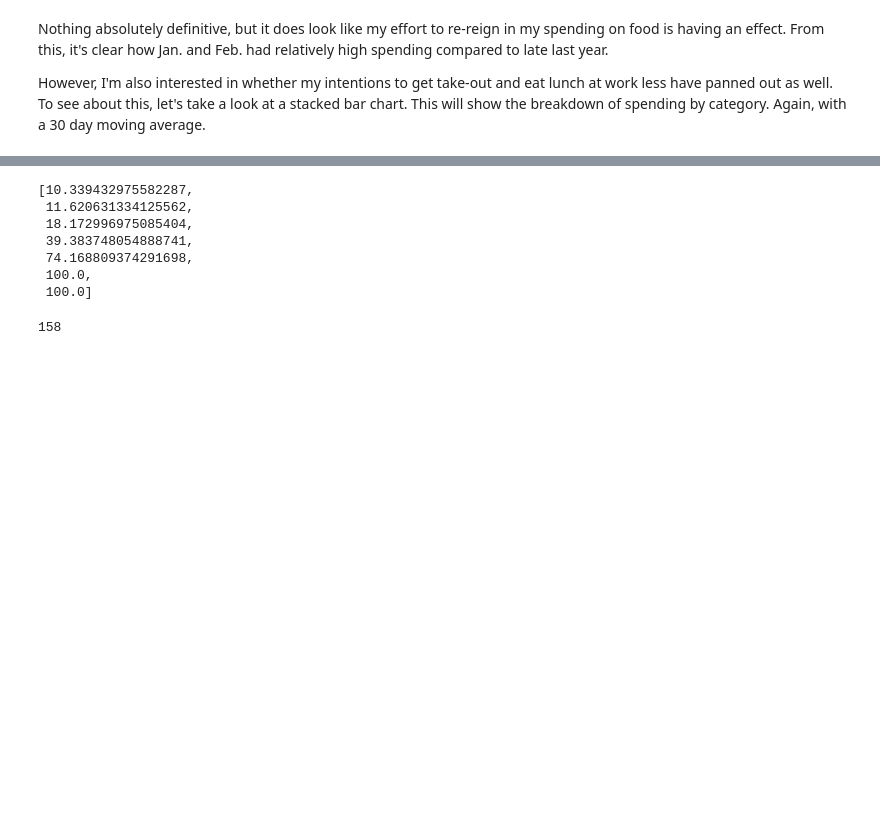
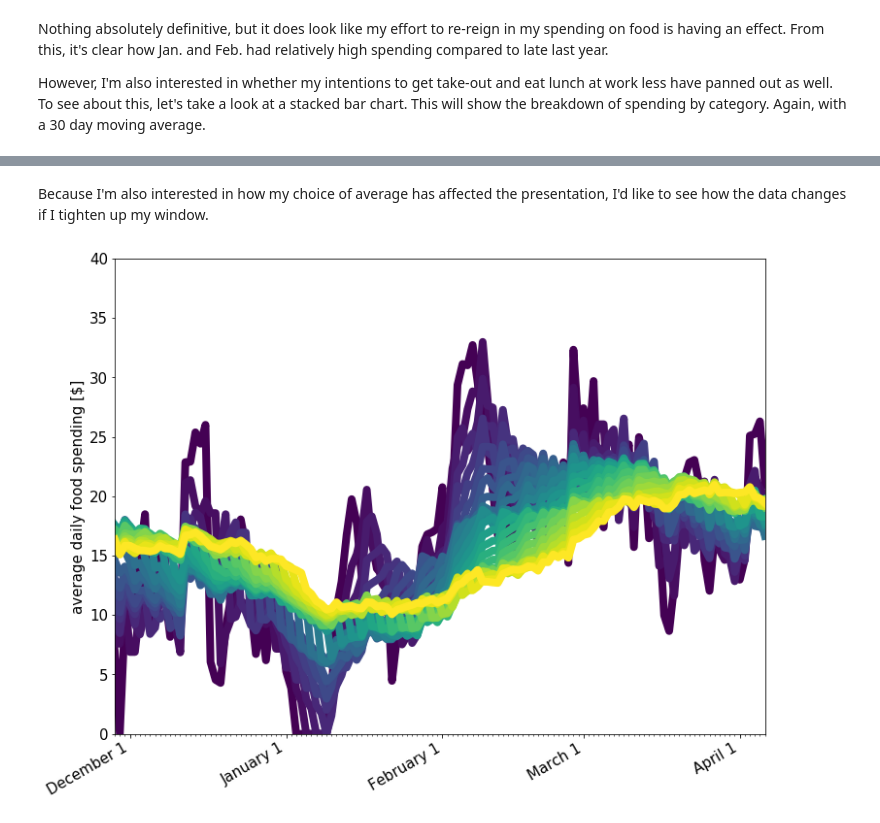
Before and after one commit to garth5689/garth5689.github.io, a Jupyter notebook: _drafts/dollars_to_doughnuts.ipynb, the cells around one changed output, grey strips where cells are left out. Drawn from its saved outputs; the diff is of its cells as text; code cells hidden in the pictures; blank space fills up the shorter version.

```diff
--- a/_drafts/dollars_to_doughnuts.ipynb
+++ b/_drafts/dollars_to_doughnuts.ipynb
@@ -272,25 +283,2 @@ plt.show()
-# %%
-march_1_index = rolling_dates.index(datetime(day=1, month=3, year=2017))
-
-food_categories = ['Alcohol & Bars',
-'Coffee Shops',
-'Fast Food',
-'Groceries',
-'Restaurants',
-'Lunch at Work',
-'Snacks']
-
-
-accu
-# %% [output]
-[10.339432975582287,
- 11.620631334125562,
- 18.172996975085404,
- 39.383748054888741,
- 74.168809374291698,
- 100.0,
- 100.0]
-# %%
-len(rolling_dates)
-# %% [output]
-158
+# %% [markdown]
+Because I'm also interested in how my choice of average has affected the presentation, I'd like to see how the data changes if I tighten up my window.
@@ -296,0 +314,19 @@ len(rolling_dates)
+# %%
+data = [calculate_rolling_window_total(t) for t in range(5, 61, 2)]
+
+cm_subsection = np.linspace(0, 1, len(data))
+colors = [ cm.viridis(x) for x in cm_subsection ]
+
+fig, ax = plt.subplots(1)
+for i, window in enumerate(data):
+    ax.plot(window[0],window[1], color = colors[i], lw=8, label=(5*i)+5)
+ax.xaxis.set_major_locator(months)
+ax.xaxis.set_major_formatter(monthFmt)
+ax.xaxis.set_minor_locator(days)
+fig.autofmt_xdate()
+plt.ylabel("average daily food spending [$]")
+ax.set_xlim([data[-1][0][0],data[0][0][-1]])
+ax.set_ylim([0,40])
+plt.show()
+# %% [output]
+[figure, added]
```
Also changed, not shown: parts of 12 cells of this notebook, 13 other files.
